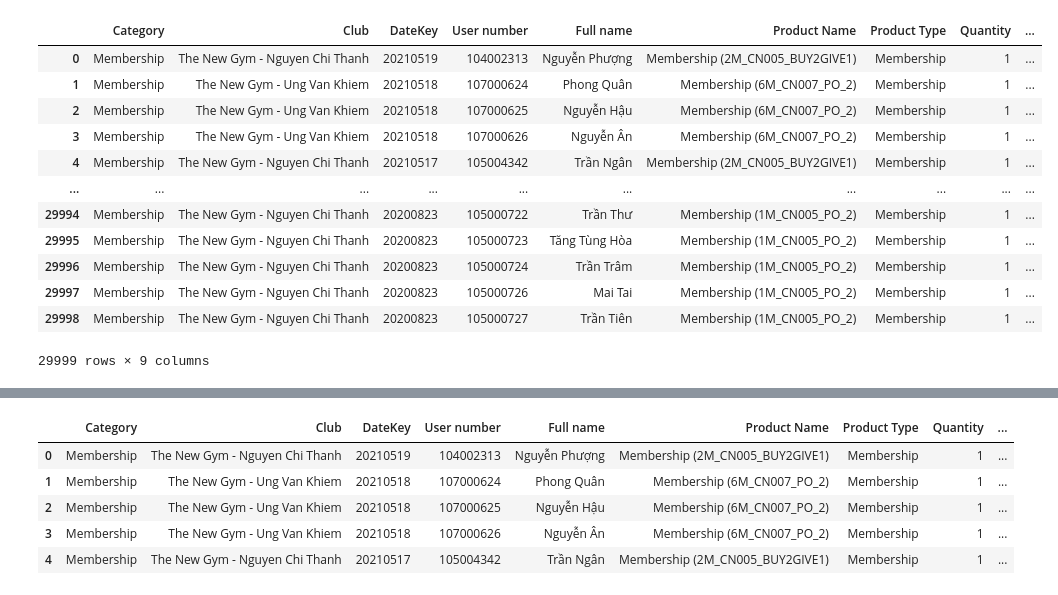
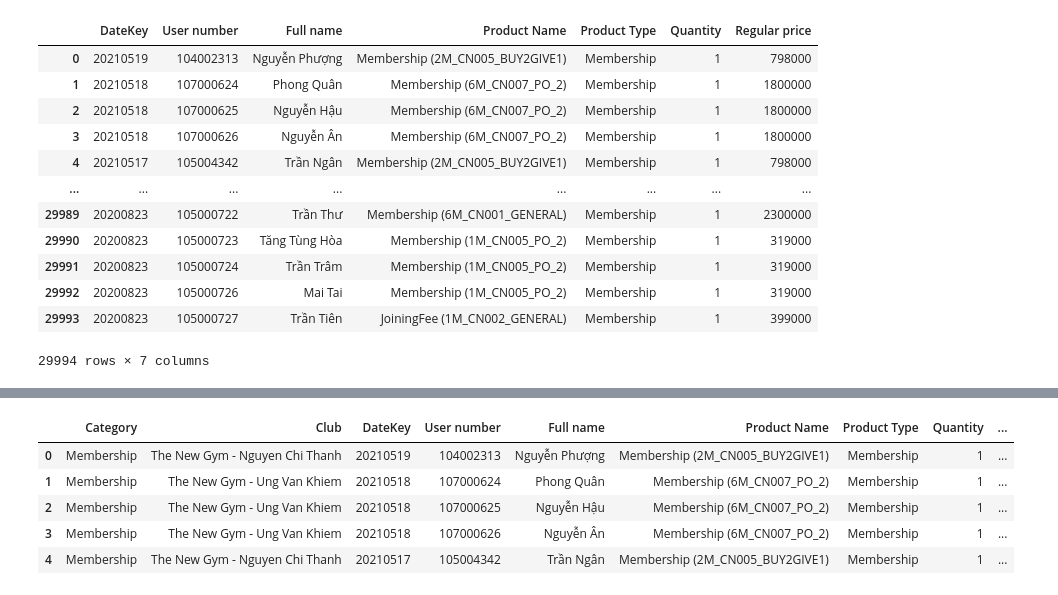
Before and after one commit to tuanio/RFM-model-collaborative-filtering, a Jupyter notebook: notebooks/processing_data.ipynb, the cells around one changed output, grey strips where cells are left out. Cells and saved outputs as stored; diff of their text form; code cells hidden in the pictures.

```diff
--- a/notebooks/processing_data.ipynb
+++ b/notebooks/processing_data.ipynb
@@ -4,19 +4,19 @@ import numpy as np
 from datetime import datetime
 from sklearn.preprocessing import MinMaxScaler
 # %%
-df = pd.read_excel('../data/Data-The-New-Gym-sorted.xlsx')
+df = pd.read_excel('../data/Y-Data.xlsx')
 df
 # %% [output]
-|  | Category | Club | DateKey | User number | Full name | Product Name | Product Type | Quantity | ... |
-| 0 | Membership | The New Gym - Nguyen Chi Thanh | 20210519 | 104002313 | Nguyễn Phượng | Membership (2M_CN005_BUY2GIVE1) | Membership | 1 | ... |
-| 1 | Membership | The New Gym - Ung Van Khiem | 20210518 | 107000624 | Phong Quân | Membership (6M_CN007_PO_2) | Membership | 1 | ... |
-| 2 | Membership | The New Gym - Ung Van Khiem | 20210518 | 107000625 | Nguyễn Hậu | Membership (6M_CN007_PO_2) | Membership | 1 | ... |
-| 3 | Membership | The New Gym - Ung Van Khiem | 20210518 | 107000626 | Nguyễn Ân | Membership (6M_CN007_PO_2) | Membership | 1 | ... |
-| 4 | Membership | The New Gym - Nguyen Chi Thanh | 20210517 | 105004342 | Trần Ngân | Membership (2M_CN005_BUY2GIVE1) | Membership | 1 | ... |
-| ... | ... | ... | ... | ... | ... | ... | ... | ... | ... |
-| 29994 | Membership | The New Gym - Nguyen Chi Thanh | 20200823 | 105000722 | Trần Thư | Membership (1M_CN005_PO_2) | Membership | 1 | ... |
-| 29995 | Membership | The New Gym - Nguyen Chi Thanh | 20200823 | 105000723 | Tăng Tùng Hòa | Membership (1M_CN005_PO_2) | Membership | 1 | ... |
-| 29996 | Membership | The New Gym - Nguyen Chi Thanh | 20200823 | 105000724 | Trần Trâm | Membership (1M_CN005_PO_2) | Membership | 1 | ... |
-| 29997 | Membership | The New Gym - Nguyen Chi Thanh | 20200823 | 105000726 | Mai Tai | Membership (1M_CN005_PO_2) | Membership | 1 | ... |
-| 29998 | Membership | The New Gym - Nguyen Chi Thanh | 20200823 | 105000727 | Trần Tiên | Membership (1M_CN005_PO_2) | Membership | 1 | ... |
+|  | DateKey | User number | Full name | Product Name | Product Type | Quantity | Regular price |
+| 0 | 20210519 | 104002313 | Nguyễn Phượng | Membership (2M_CN005_BUY2GIVE1) | Membership | 1 | 798000 |
+| 1 | 20210518 | 107000624 | Phong Quân | Membership (6M_CN007_PO_2) | Membership | 1 | 1800000 |
+| 2 | 20210518 | 107000625 | Nguyễn Hậu | Membership (6M_CN007_PO_2) | Membership | 1 | 1800000 |
+| 3 | 20210518 | 107000626 | Nguyễn Ân | Membership (6M_CN007_PO_2) | Membership | 1 | 1800000 |
+| 4 | 20210517 | 105004342 | Trần Ngân | Membership (2M_CN005_BUY2GIVE1) | Membership | 1 | 798000 |
+| ... | ... | ... | ... | ... | ... | ... | ... |
+| 29989 | 20200823 | 105000722 | Trần Thư | Membership (6M_CN001_GENERAL) | Membership | 1 | 2300000 |
+| 29990 | 20200823 | 105000723 | Tăng Tùng Hòa | Membership (1M_CN005_PO_2) | Membership | 1 | 319000 |
+| 29991 | 20200823 | 105000724 | Trần Trâm | Membership (1M_CN005_PO_2) | Membership | 1 | 319000 |
+| 29992 | 20200823 | 105000726 | Mai Tai | Membership (1M_CN005_PO_2) | Membership | 1 | 319000 |
+| 29993 | 20200823 | 105000727 | Trần Tiên | JoiningFee (1M_CN002_GENERAL) | Membership | 1 | 399000 |
-29999 rows × 9 columns
+29994 rows × 7 columns
```
Also changed, not shown: parts of 2 cells of this notebook, 6 other files.
